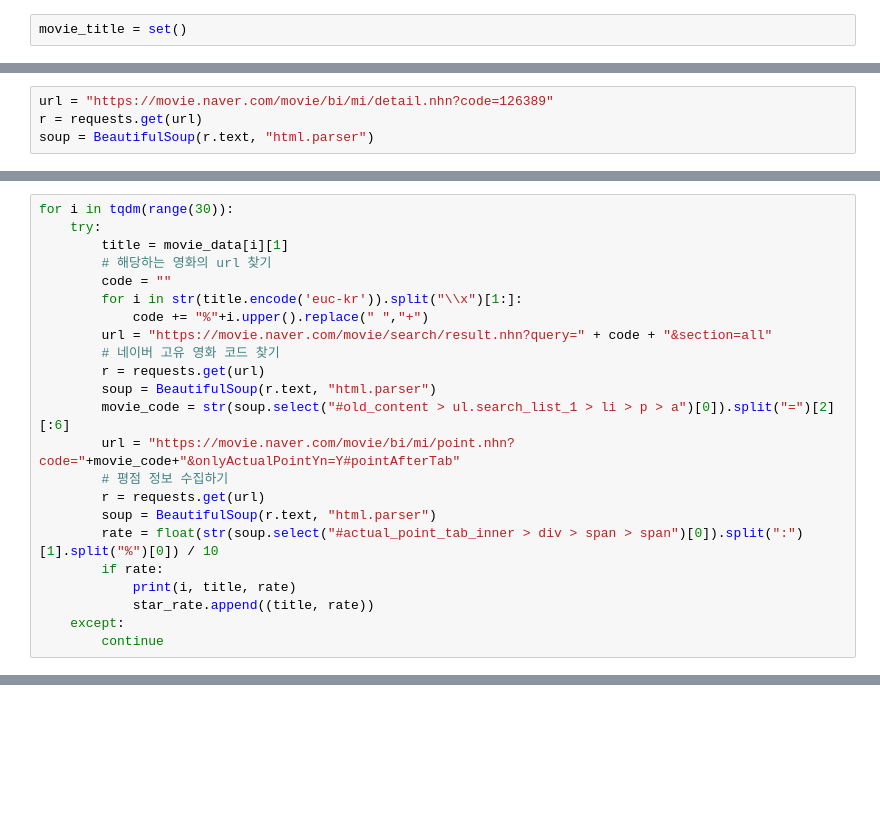
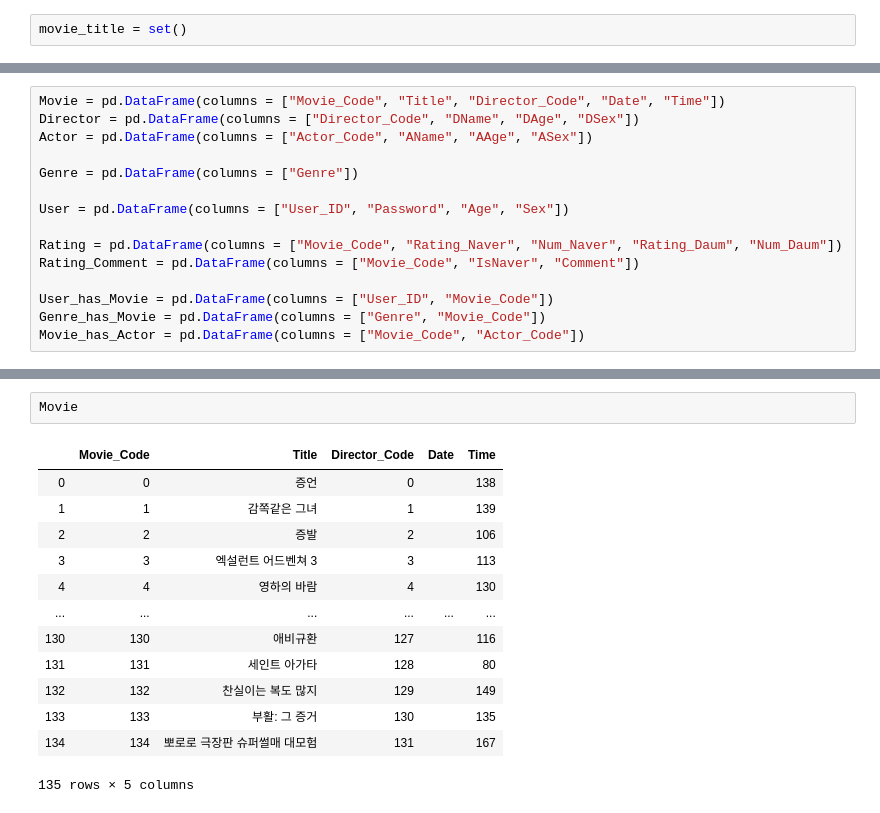
Before and after one commit to J-nowcow/Movie_recommendation, a Jupyter notebook: 영화 데이터 수집.ipynb, the cells around one changed output, grey strips where cells are left out. Cells and saved outputs as stored; diff of their text form; blank space fills up the shorter version.

```diff
--- a/영화 데이터 수집.ipynb
+++ b/영화 데이터 수집.ipynb
@@ -102,4 +33,0 @@ https://movie.naver.com/movie/bi/mi/point.nhn?code=182205&onlyActualPointYn=Y#po
-# %%
-url = "https://movie.naver.com/movie/bi/mi/detail.nhn?code=126389"
-r = requests.get(url)
-soup = BeautifulSoup(r.text, "html.parser")
@@ -133,23 +33,0 @@ soup = BeautifulSoup(r.text, "html.parser")
-# %%
-for i in tqdm(range(30)):
-    try:
-        title = movie_data[i][1]
-        # 해당하는 영화의 url 찾기
-        code = ""
-        for i in str(title.encode('euc-kr')).split("\\x")[1:]:
-            code += "%"+i.upper().replace(" ","+")
-        url = "https://movie.naver.com/movie/search/result.nhn?query=" + code + "&section=all"
-        # 네이버 고유 영화 코드 찾기
-        r = requests.get(url)
-        soup = BeautifulSoup(r.text, "html.parser")
-        movie_code = str(soup.select("#old_content > ul.search_list_1 > li > p > a")[0]).split("=")[2][:6]
-        url = "https://movie.naver.com/movie/bi/mi/point.nhn?code="+movie_code+"&onlyActualPointYn=Y#pointAfterTab"
-        # 평점 정보 수집하기
-        r = requests.get(url)
-        soup = BeautifulSoup(r.text, "html.parser")
-        rate = float(str(soup.select("#actual_point_tab_inner > div > span > span")[0]).split(":")[1].split("%")[0]) / 10
-        if rate:
-            print(i, title, rate)
-            star_rate.append((title, rate))
-    except:
-        continue
@@ -172,0 +42,15 @@ star_rate
+# %%
+Movie = pd.DataFrame(columns = ["Movie_Code", "Title", "Director_Code", "Date", "Time"])
+Director = pd.DataFrame(columns = ["Director_Code", "DName", "DAge", "DSex"])
+Actor = pd.DataFrame(columns = ["Actor_Code", "AName", "AAge", "ASex"])
+
+Genre = pd.DataFrame(columns = ["Genre"])
+
+User = pd.DataFrame(columns = ["User_ID", "Password", "Age", "Sex"])
+
+Rating = pd.DataFrame(columns = ["Movie_Code", "Rating_Naver", "Num_Naver", "Rating_Daum", "Num_Daum"])
+Rating_Comment = pd.DataFrame(columns = ["Movie_Code", "IsNaver", "Comment"])
+
+User_has_Movie = pd.DataFrame(columns = ["User_ID", "Movie_Code"])
+Genre_has_Movie = pd.DataFrame(columns = ["Genre", "Movie_Code"])
+Movie_has_Actor = pd.DataFrame(columns = ["Movie_Code", "Actor_Code"])
@@ -172,0 +154,16 @@ star_rate
+# %%
+Movie
+# %% [output]
+|  | Movie_Code | Title | Director_Code | Date | Time |
+| 0 | 0 | 증언 | 0 |  | 138 |
+| 1 | 1 | 감쪽같은 그녀 | 1 |  | 139 |
+| 2 | 2 | 증발 | 2 |  | 106 |
+| 3 | 3 | 엑설런트 어드벤쳐 3 | 3 |  | 113 |
+| 4 | 4 | 영하의 바람 | 4 |  | 130 |
+| ... | ... | ... | ... | ... | ... |
+| 130 | 130 | 애비규환 | 127 |  | 116 |
+| 131 | 131 | 세인트 아가타 | 128 |  | 80 |
+| 132 | 132 | 찬실이는 복도 많지 | 129 |  | 149 |
+| 133 | 133 | 부활: 그 증거 | 130 |  | 135 |
+| 134 | 134 | 뽀로로 극장판 슈퍼썰매 대모험 | 131 |  | 167 |
+135 rows × 5 columns
```
Also changed, not shown: parts of 53 cells of this notebook.
